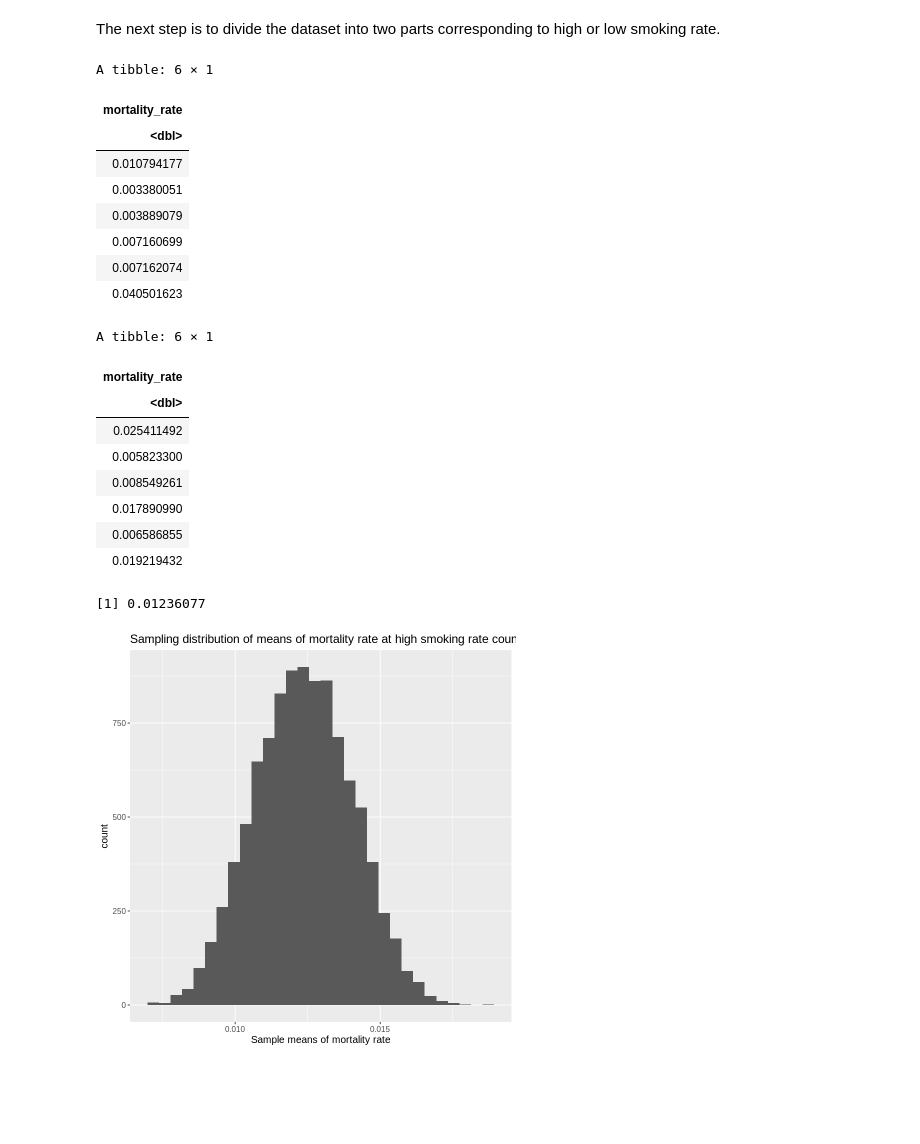
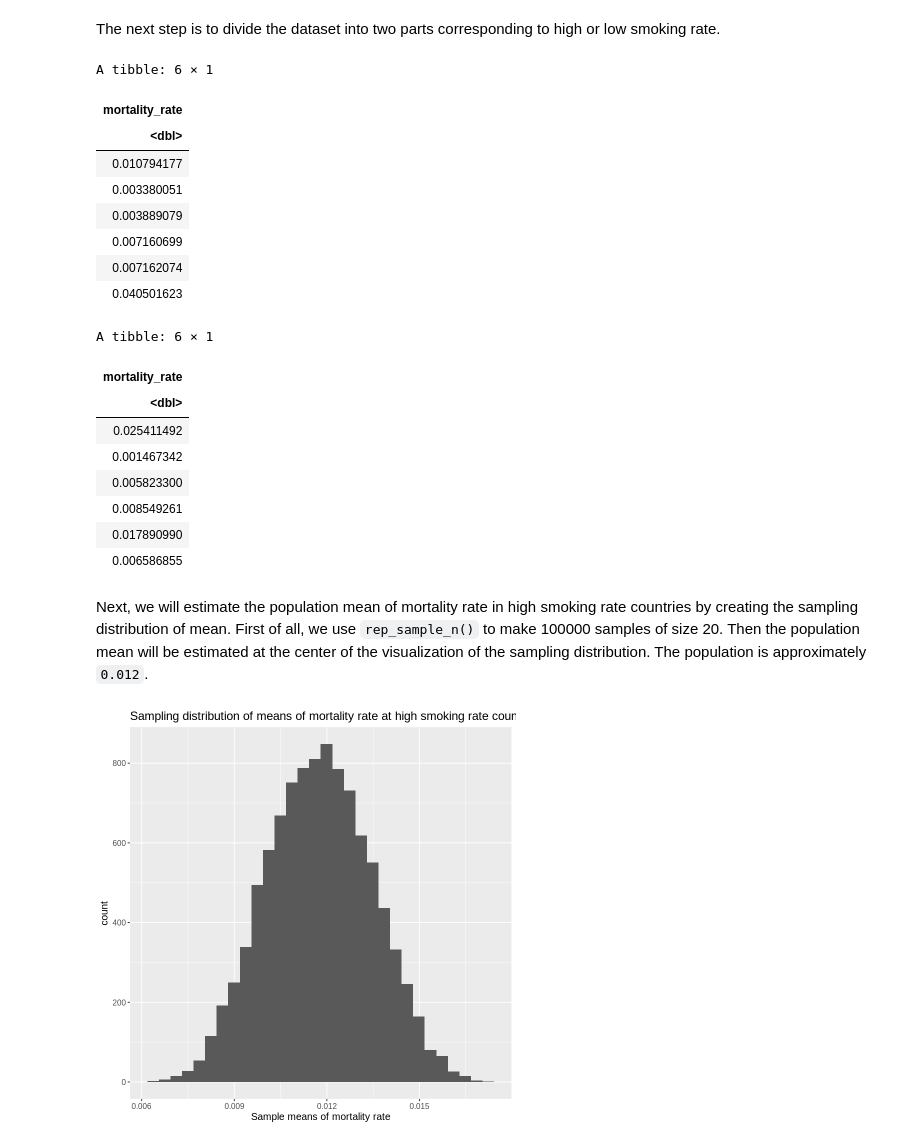
Before and after one commit to RayNguyent/STAT-201-Project, a Jupyter notebook: Proposal.ipynb, the cells around one changed output. Saved outputs shown, nothing was run; the diff lists cells and outputs as text; code cells hidden in the pictures; blank space fills up the shorter version.

```diff
--- a/Proposal.ipynb
+++ b/Proposal.ipynb
@@ -59,5 +65,5 @@ To finalise our dataset, we created a new column indicates whether a country has
 # %%
-data_final <- data_cleaned %>% mutate(is_high_smoking_rate = mean_smokers > 21.85) %>% select(-c(location, mean_smokers))
+data_final <- data_cleaned %>% mutate(is_high_smoking_rate = mean_smokers > 23.3) %>% select(-c(location, mean_smokers))
 head(data_final)
 # %% [output]
 A tibble: 6 × 2
@@ -91,21 +97,21 @@ A tibble: 6 × 1
 | mortality_rate |
 | <dbl> |
 | 0.025411492 |
+| 0.001467342 |
 | 0.005823300 |
 | 0.008549261 |
 | 0.017890990 |
 | 0.006586855 |
-| 0.019219432 |
+# %% [markdown]
+Next, we will estimate the population mean of mortality rate in high smoking rate countries by creating the sampling distribution of mean. First of all, we use `rep_sample_n()` to make 100000 samples of size 20. Then the population mean will be estimated at the center of the visualization of the sampling distribution. The population is approximately `0.012`.
 # %%
 set.seed(2022)
 high_smoking_sampling_distri <- high_smoking_data %>% rep_sample_n(size = 20, reps = 10000) %>%
                                 group_by(replicate) %>% summarise(sample_mean = mean(mortality_rate))
 high_smoking_sampling_plot <- high_smoking_sampling_distri %>% ggplot(aes(x = sample_mean)) + geom_histogram(bins = 30) +
                               labs(x = "Sample means of mortality rate", title = "Sampling distribution of means of mortality rate at high smoking rate countries" ) +
                               theme(text = element_text(size = 12))
 high_smoking_sampling_plot
-mean <- mean(high_smoking_sampling_distri$sample_mean)
-mean
+mean_mortality_rate_highsmoking <- mean(high_smoking_sampling_distri$sample_mean)
 # %% [output]
-[1] 0.01236077
-[figure, old version]
+[figure, new version]
```
Also changed, not shown: parts of 18 cells of this notebook.
